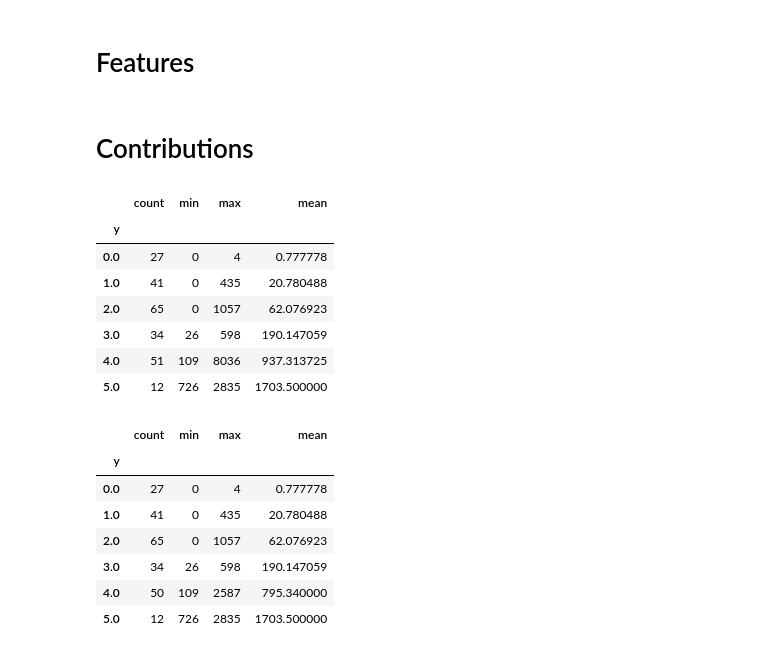
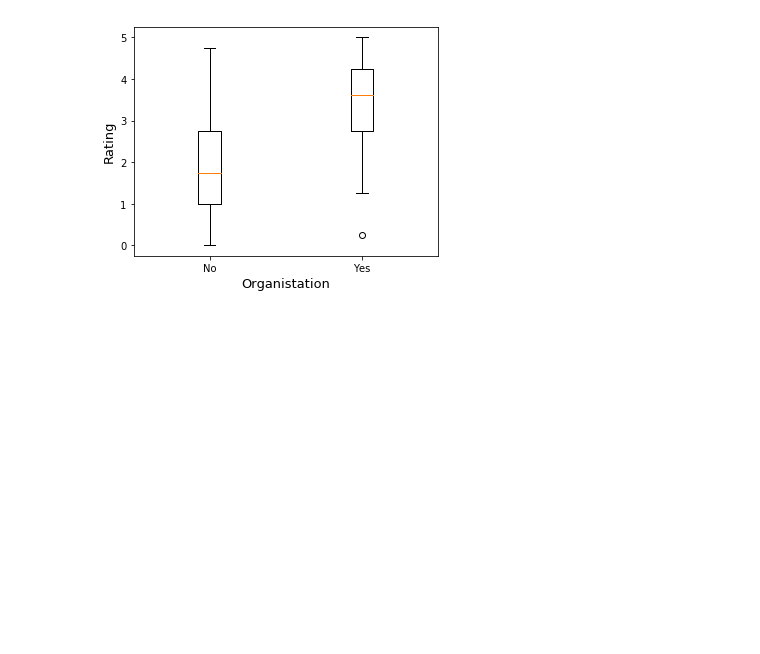
Before and after one commit to conorosully/git-rater, a Jupyter notebook: src/data_exploration.ipynb, the cells around one changed output. Saved outputs shown, nothing was run; the diff lists cells and outputs as text; code cells hidden in the pictures; blank space fills up the shorter version.

```diff
--- a/src/data_exploration.ipynb
+++ b/src/data_exploration.ipynb
@@ -113,29 +53,17 @@ plt.savefig('../figures/ratings_final.png',format='png')
-# %% [markdown]
-# Features
-# %% [markdown]
-# Contributions
-# %%
-cont_stats = data[['n_cont','y']].groupby('y').agg(['count','min','max','mean'])
-cont_stats['n_cont']
-# %% [output]
-|  | count | min | max | mean |
-| y |  |  |  |  |
-| 0.0 | 27 | 0 | 4 | 0.777778 |
-| 1.0 | 41 | 0 | 435 | 20.780488 |
-| 2.0 | 65 | 0 | 1057 | 62.076923 |
-| 3.0 | 34 | 26 | 598 | 190.147059 |
-| 4.0 | 51 | 109 | 8036 | 937.313725 |
-| 5.0 | 12 | 726 | 2835 | 1703.500000 |
-# %%
-cont_stats = data[data['n_cont']!=8036][['n_cont','y']].groupby('y').agg(['count','min','max','mean'])
-cont_stats['n_cont']
-# %% [output]
-|  | count | min | max | mean |
-| y |  |  |  |  |
-| 0.0 | 27 | 0 | 4 | 0.777778 |
-| 1.0 | 41 | 0 | 435 | 20.780488 |
-| 2.0 | 65 | 0 | 1057 | 62.076923 |
-| 3.0 | 34 | 26 | 598 | 190.147059 |
-| 4.0 | 50 | 109 | 2587 | 795.340000 |
-| 5.0 | 12 | 726 | 2835 | 1703.500000 |
+# %%
+# Organisation
+org_0 = data[data.org_flag == 0]['y']
+org_1 = data[data.org_flag == 1]['y']
+
+org = [org_0,org_1]
+fig, ax = plt.subplots(nrows=1, ncols=1,figsize=(5,4))
+
+
+ax.boxplot(org,labels=['No','Yes'])
+plt.ylabel("Rating",size=13)
+plt.xlabel('Organistation',size=13)
+plt.tight_layout()
+plt.savefig(path + 'org_rating.png',format='png',dpi=150)
+# %% [output]
+[figure, added]
 # %%
```
Also changed, not shown: parts of 51 cells of this notebook, 6 other files.
